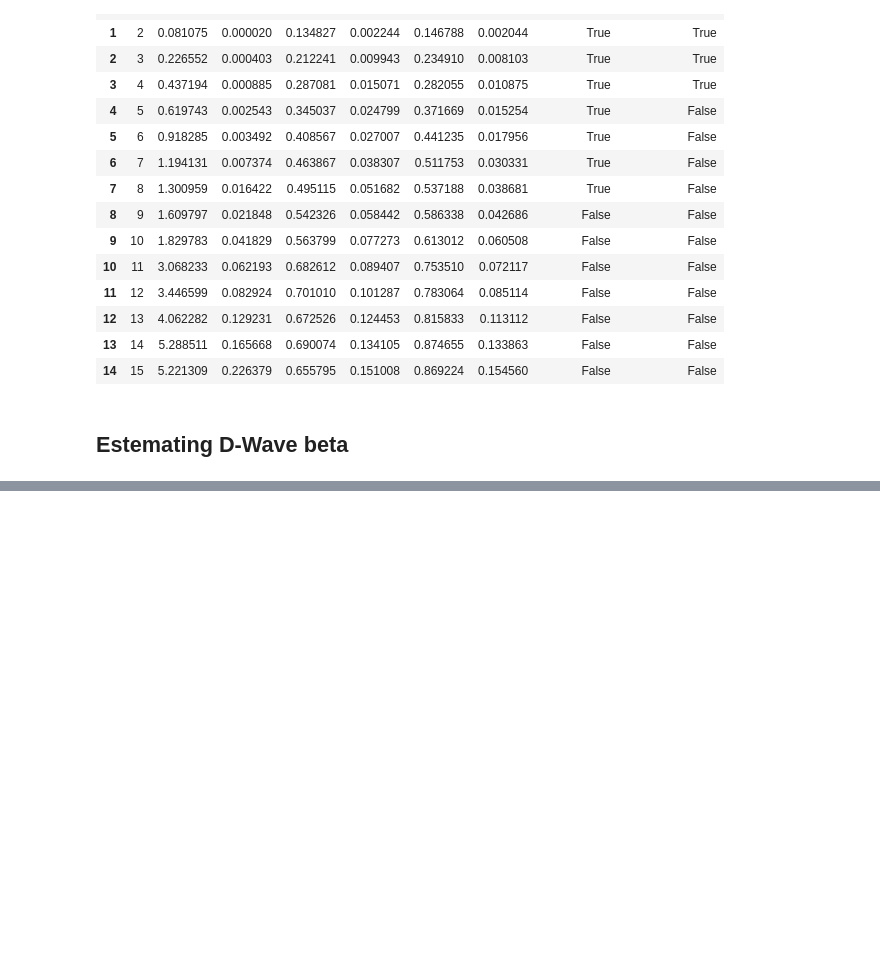
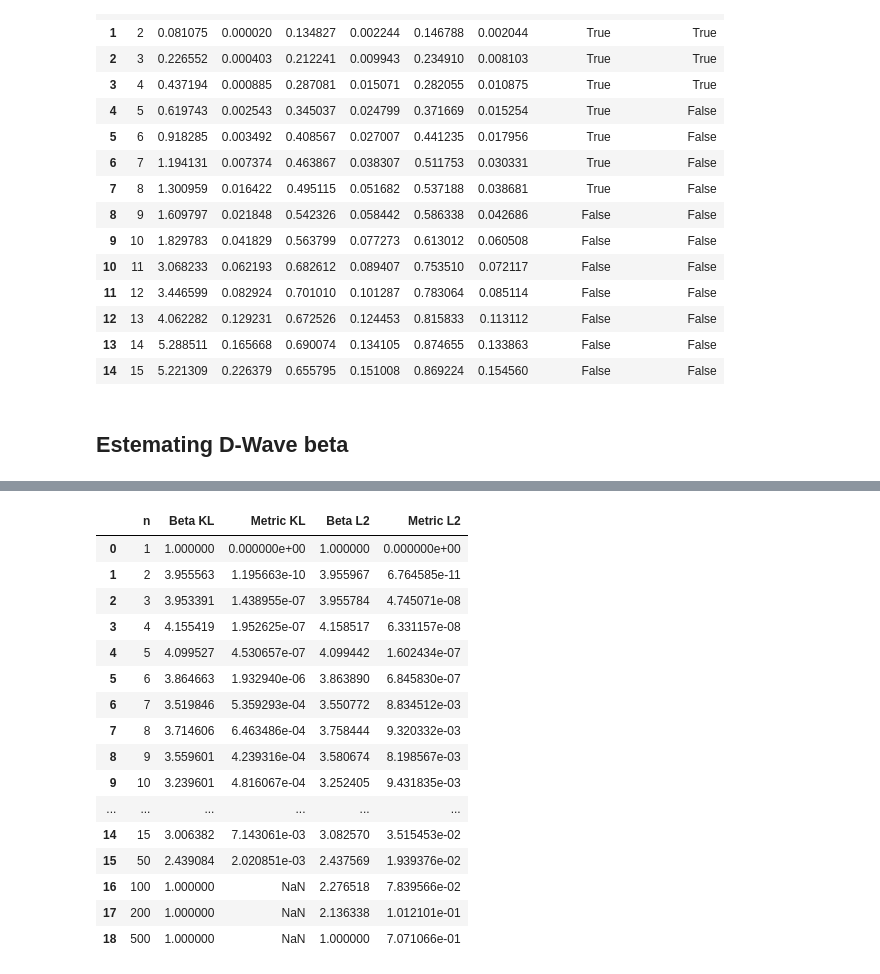
Before and after one commit to werty144/quantum_Ising, a Jupyter notebook: Divergence.ipynb, the cells around one changed output, grey strips where cells are left out. Cells and saved outputs as stored; diff of their text form; code cells hidden in the pictures; blank space fills up the shorter version.

```diff
--- a/Divergence.ipynb
+++ b/Divergence.ipynb
@@ -163,0 +173,21 @@ df
+# %%
+df = pd.DataFrame(opt_betas, columns=['n', 'Beta KL', 'Metric KL', 'Beta L2', 'Metric L2'])
+df
+# %% [output]
+|  | n | Beta KL | Metric KL | Beta L2 | Metric L2 |
+| 0 | 1 | 1.000000 | 0.000000e+00 | 1.000000 | 0.000000e+00 |
+| 1 | 2 | 3.955563 | 1.195663e-10 | 3.955967 | 6.764585e-11 |
+| 2 | 3 | 3.953391 | 1.438955e-07 | 3.955784 | 4.745071e-08 |
+| 3 | 4 | 4.155419 | 1.952625e-07 | 4.158517 | 6.331157e-08 |
+| 4 | 5 | 4.099527 | 4.530657e-07 | 4.099442 | 1.602434e-07 |
+| 5 | 6 | 3.864663 | 1.932940e-06 | 3.863890 | 6.845830e-07 |
+| 6 | 7 | 3.519846 | 5.359293e-04 | 3.550772 | 8.834512e-03 |
+| 7 | 8 | 3.714606 | 6.463486e-04 | 3.758444 | 9.320332e-03 |
+| 8 | 9 | 3.559601 | 4.239316e-04 | 3.580674 | 8.198567e-03 |
+| 9 | 10 | 3.239601 | 4.816067e-04 | 3.252405 | 9.431835e-03 |
+| ... | ... | ... | ... | ... | ... |
+| 14 | 15 | 3.006382 | 7.143061e-03 | 3.082570 | 3.515453e-02 |
+| 15 | 50 | 2.439084 | 2.020851e-03 | 2.437569 | 1.939376e-02 |
+| 16 | 100 | 1.000000 | NaN | 2.276518 | 7.839566e-02 |
+| 17 | 200 | 1.000000 | NaN | 2.136338 | 1.012101e-01 |
+| 18 | 500 | 1.000000 | NaN | 1.000000 | 7.071066e-01 |
```
Also changed, not shown: parts of 5 cells of this notebook, 1 other file.
